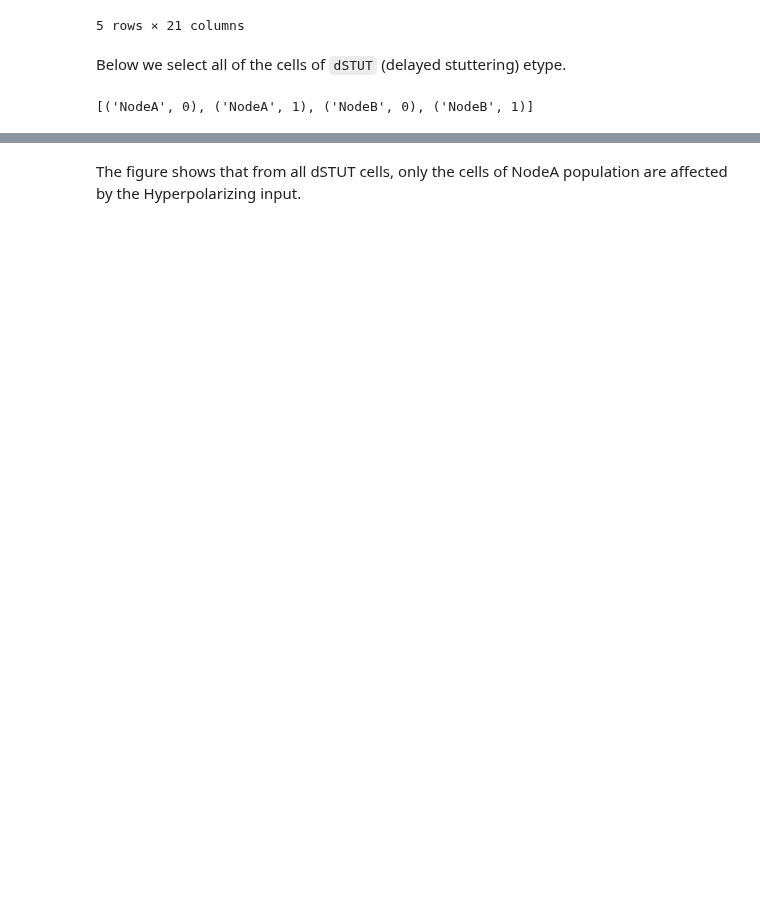
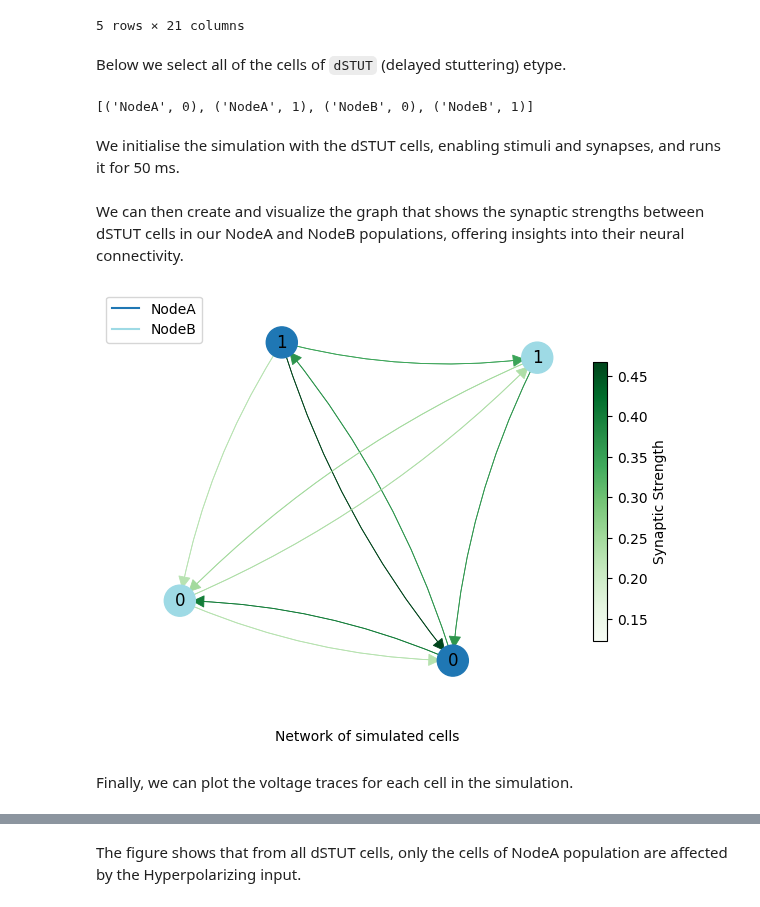
Before and after one commit to BlueBrain/BlueCelluLab, a Jupyter notebook: examples/2-sonata-network/sonata-network.ipynb, the cells around one changed output, grey strips where cells are left out. Saved outputs shown, nothing was run; the diff lists cells and outputs as text; code cells hidden in the pictures; blank space fills up the shorter version.

```diff
--- a/examples/2-sonata-network/sonata-network.ipynb
+++ b/examples/2-sonata-network/sonata-network.ipynb
@@ -155,4 +149,6 @@ dstut_cells = all_nodes[all_nodes["etype"] == "dSTUT"].index.to_list()
 dstut_cells
 # %% [output]
 [('NodeA', 0), ('NodeA', 1), ('NodeB', 0), ('NodeB', 1)]
+# %% [markdown]
+We initialise the simulation with the dSTUT cells, enabling stimuli and synapses, and runs it for 50 ms.
 # %%
@@ -160,5 +156,14 @@ sim.instantiate_gids(dstut_cells, add_stimuli=True)
 t_stop = 50.0
 sim.run(t_stop)
+# %% [markdown]
+We can then create and visualize the graph that shows the synaptic strengths between dSTUT cells in our NodeA and NodeB populations, offering insights into their neural connectivity.
+# %%
+G = build_graph(sim.cells)
+plot_graph(G, node_size=500, edge_width=0.6, node_distance=1.8)
+# %% [output]
+[figure, added]
+# %% [markdown]
+Finally, we can plot the voltage traces for each cell in the simulation.
 # %%
 # Define the figure size
 plt.figure(figsize=(10, 6))
```
Also changed, not shown: parts of 4 cells of this notebook, 11 other files.
